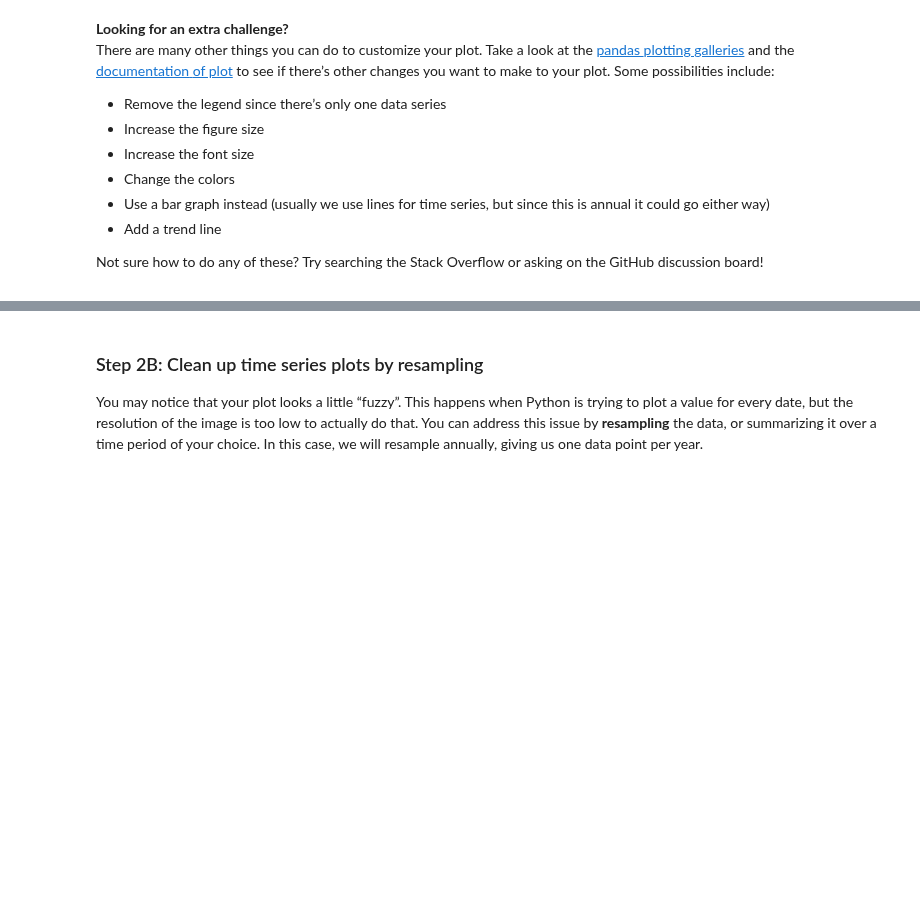
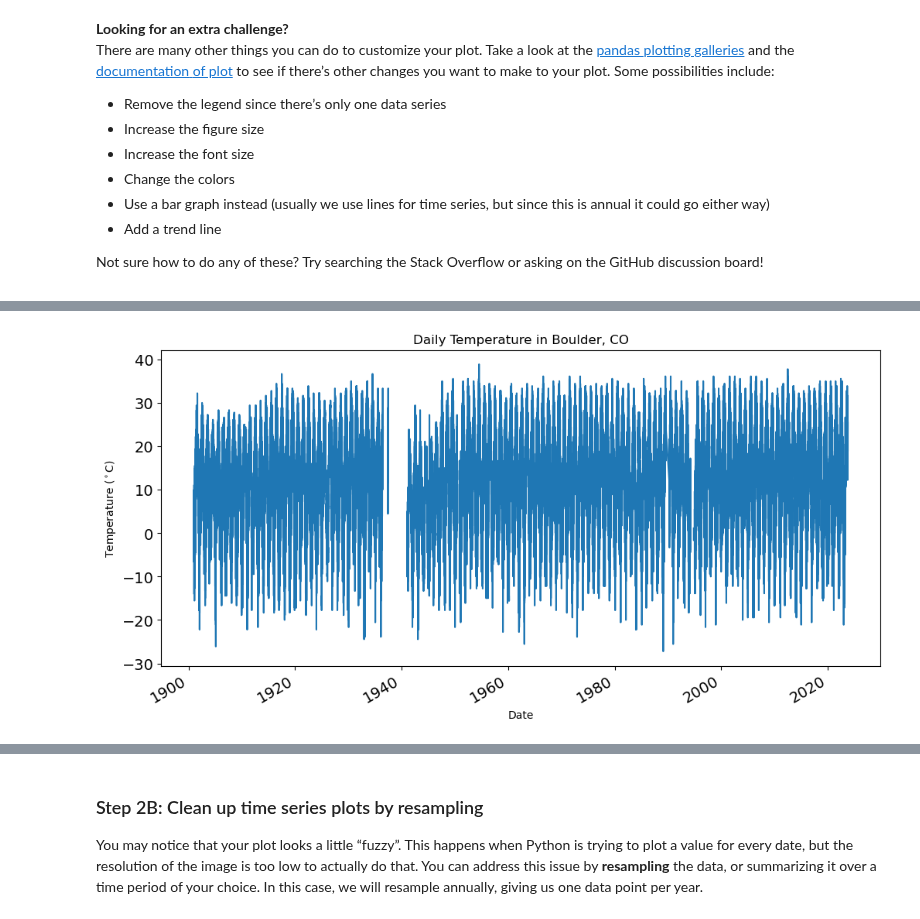
Before and after one commit to gretabinzen/01-climate-fall-template, a Jupyter notebook: 04-climate-plot-your-results.ipynb, the cells around one changed output, grey strips where cells are left out. Drawn from its saved outputs; the diff is of its cells as text; code cells hidden in the pictures; blank space fills up the shorter version.

```diff
--- a/04-climate-plot-your-results.ipynb
+++ b/04-climate-plot-your-results.ipynb
@@ -97,0 +131,12 @@ since this is annual it could go either way)</li>
+# %%
+### change the font size
+no_legend = temp_units_df.plot(
+    y = 'temp_c',
+    title = 'Daily Temperature in Boulder, CO',
+    xlabel = 'Date',
+    ylabel = 'Temperature ($^\circ$C)',
+    figsize = (12,6),
+    fontsize = 14)
+no_legend.legend().remove()
+# %% [output]
+[figure, added]
```
Also changed, not shown: parts of 15 cells of this notebook, 1 other file.
